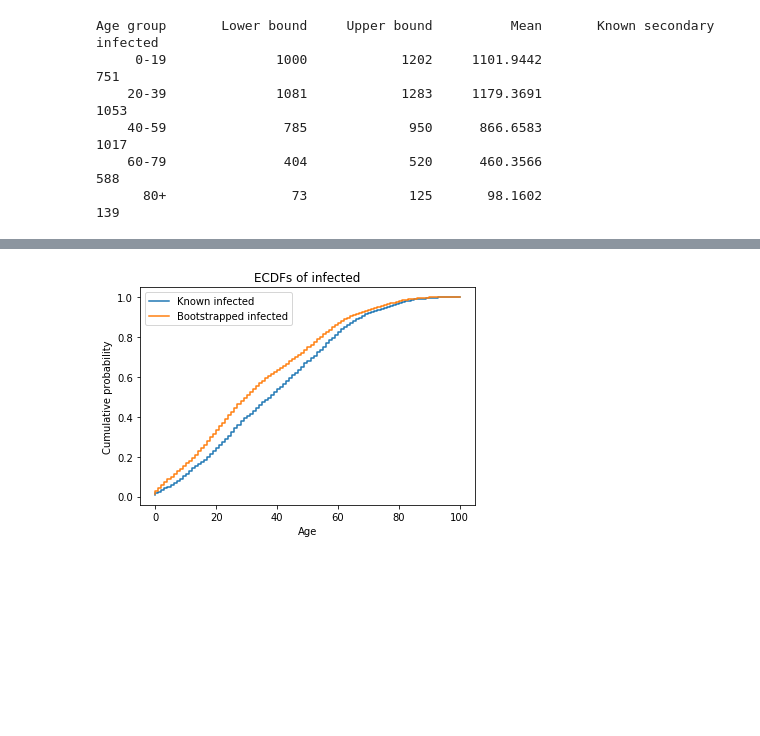
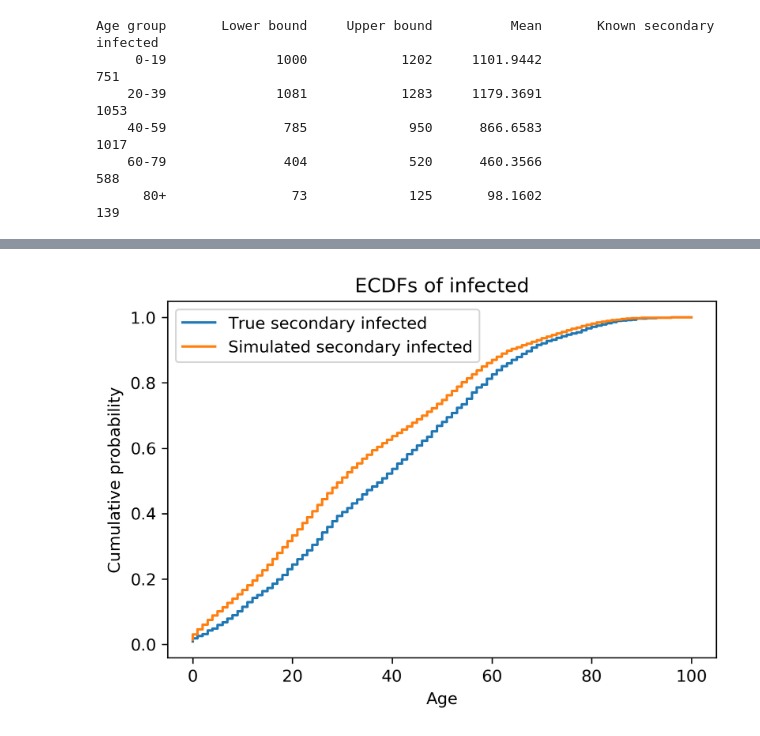
Before and after one commit to MOCOS-COVID19/dark-figure, a Jupyter notebook: notebooks/ECDF infected.ipynb, the cells around one changed output, grey strips where cells are left out. Cells and saved outputs as stored; diff of their text form; code cells hidden in the pictures; blank space fills up the shorter version.

```diff
--- a/notebooks/ECDF infected.ipynb
+++ b/notebooks/ECDF infected.ipynb
@@ -72,15 +78,15 @@ means = calc.get_means(sampled_households, age_ranges2)
 # %%
 cum_sum_means = np.cumsum(means) / np.sum(means)
 # %%
-plt.figure()
+plt.figure(dpi=300)
 age_ranges_full = list(range(101))
-plt.step(age_ranges_full, cum_sum_known_inf, label='Known infected')
-plt.step(age_ranges_full, cum_sum_means, label='Bootstrapped infected')
+plt.step(age_ranges_full, cum_sum_known_inf, label='True secondary infected')
+plt.step(age_ranges_full, cum_sum_means, label='Simulated secondary infected')
 plt.title('ECDFs of infected')
 plt.xlabel('Age')
 plt.ylabel('Cumulative probability')
 plt.legend()
-plt.savefig(str(attack_rate.RESULTS_DIR / 'ecdf_infected.png'))
+plt.savefig(str(attack_rate.RESULTS_DIR / 'ecdf_infected.png'),  bbox_inches='tight')
 plt.show()
 # %% [output]
-[figure, old version]
+[figure, new version]
```
Also changed, not shown: parts of 2 cells of this notebook, 2 other files.
